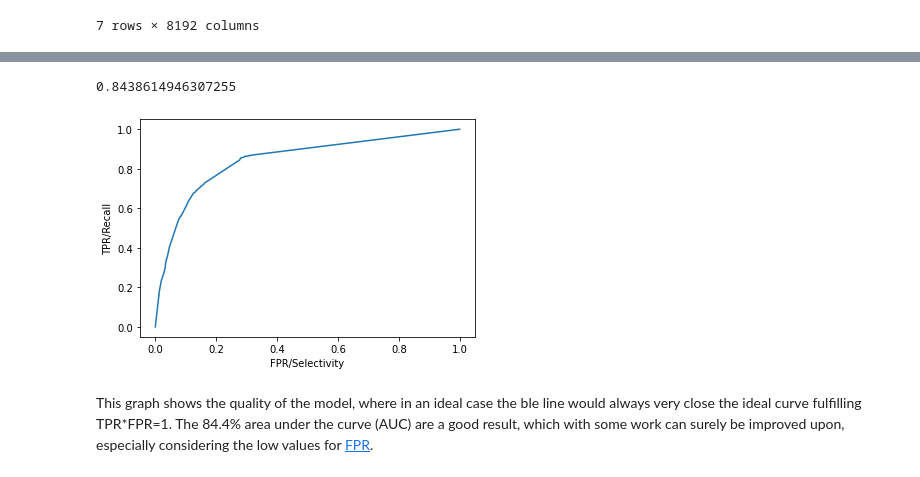
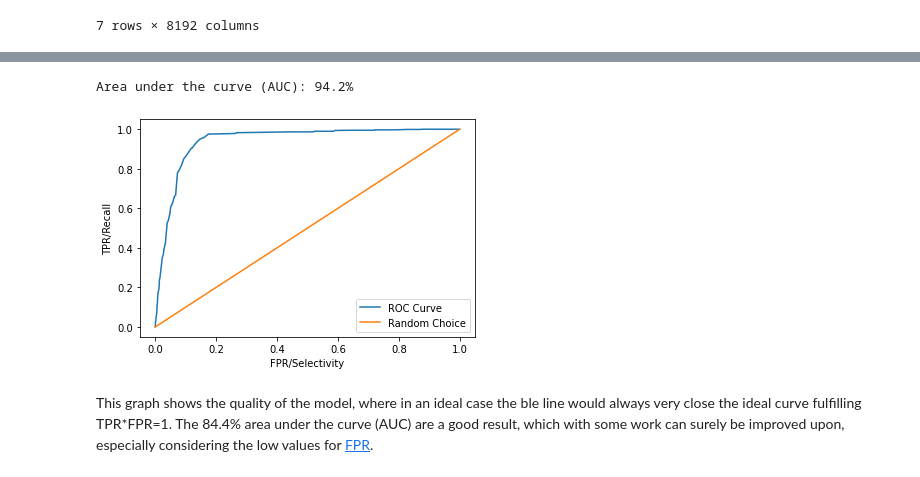
Before and after one commit to 1112114641/BayesianNetwork, a Jupyter notebook: abc.ipynb, the cells around one changed output, grey strips where cells are left out. Saved outputs shown, nothing was run; the diff lists cells and outputs as text; code cells hidden in the pictures.

```diff
--- a/abc.ipynb
+++ b/abc.ipynb
@@ -9,17 +11,10 @@ from causalnex.plots import plot_structure, NODE_STYLE, EDGE_STYLE
 from causalnex.structure.notears import from_pandas
 from causalnex.network import BayesianNetwork
 from sklearn.model_selection import train_test_split
+from sklearn import metrics
 from causalnex.evaluation import classification_report
 import matplotlib.pyplot as plt
 from causalnex.evaluation import roc_auc
 from causalnex.inference import InferenceEngine
 from causalnex.discretiser import Discretiser
 import seaborn as sns
-
-# Download the wine datasets from the uci repository:
-!wget https://archive.ics.uci.edu/ml/machine-learning-databases/wine-quality/winequality-red.csv
-!wget https://archive.ics.uci.edu/ml/machine-learning-databases/wine-quality/winequality-white.csv
-
-abc = pd.read_csv('./observations_table.csv',index_col=0)
-wine1 = pd.read_csv('./winequality-red.csv',delimiter=';')
-wine2 = pd.read_csv('./winequality-white.csv',delimiter=';')
@@ -272,17 +280,33 @@ bn.cpds['quality']
 # %%
-roc, auc = roc_auc(bn, test_w, "quality")
-print(auc)
+# To do some quality measurements, lets calculate reciever operator curve (ROC) and area under curve (AUC):
+
+# prepare the truth:
+truth = pd.get_dummies(test_w['quality'])
+for var in bn.node_states['quality']:
+        if var not in truth.columns:
+            truth[var] = 0
+
+predictions = bn.predict_probability(test_w,'quality')
+predictions.columns = predictions.columns.str.replace('quality_','')
+fpr, tpr, _= metrics.roc_curve(truth.values.ravel(), predictions.values.ravel())
+roc = list(zip(fpr, tpr))
+auc = metrics.auc(fpr, tpr)
+
+print(f'Area under the curve (AUC): {auc*100:.1f}%')
 # The area under curve (AUC) is a good measure of model quality, in the case of a balanced dataset. A perfect model would have a AUC=1, a model deciding randomly AUC=1/2, and if AUC<1/2 you probably have a sign error somewhere, or the model is really, terribly bad.
 # %% [output]
-0.8438614946307255
+Area under the curve (AUC): 94.2%
 # %%
 # plot the reciever operator curve (ROC), from which the AUC is determined. The AUC corresponds to the FPR*TPR maximum on the ROC curve inflection point.
 a = pd.DataFrame(roc, columns=['FPR','TPR'])
-_ = plt.plot(a['FPR'],a['TPR'])
+_ = plt.plot(a['FPR'],a['TPR'], label='ROC Curve')
+_ = plt.plot([0,0.1,0.2,0.3,0.4,0.5,0.6,0.7,0.8,0.9,1],[0,0.1,0.2,0.3,0.4,0.5,0.6,0.7,0.8,0.9,1],label='Random Choice')
+_ = plt.legend(loc='lower right')
+# _ = plt.grid()
 _ = plt.xlabel('FPR/Selectivity')
 _ = plt.ylabel('TPR/Recall')
 # %% [output]
-[figure, old version]
+[figure, new version]
 # %% [markdown]
 This graph shows the quality of the model, where in an ideal case the ble line would always very close the ideal curve fulfilling TPR*FPR=1.
 The 84.4% area under the curve (AUC) are a good result, which with some work can surely be improved upon, especially considering the low values for [FPR](https://en.wikipedia.org/wiki/False_Positive_Rate).
```
Also changed, not shown: parts of 7 cells of this notebook, 2 other files.
